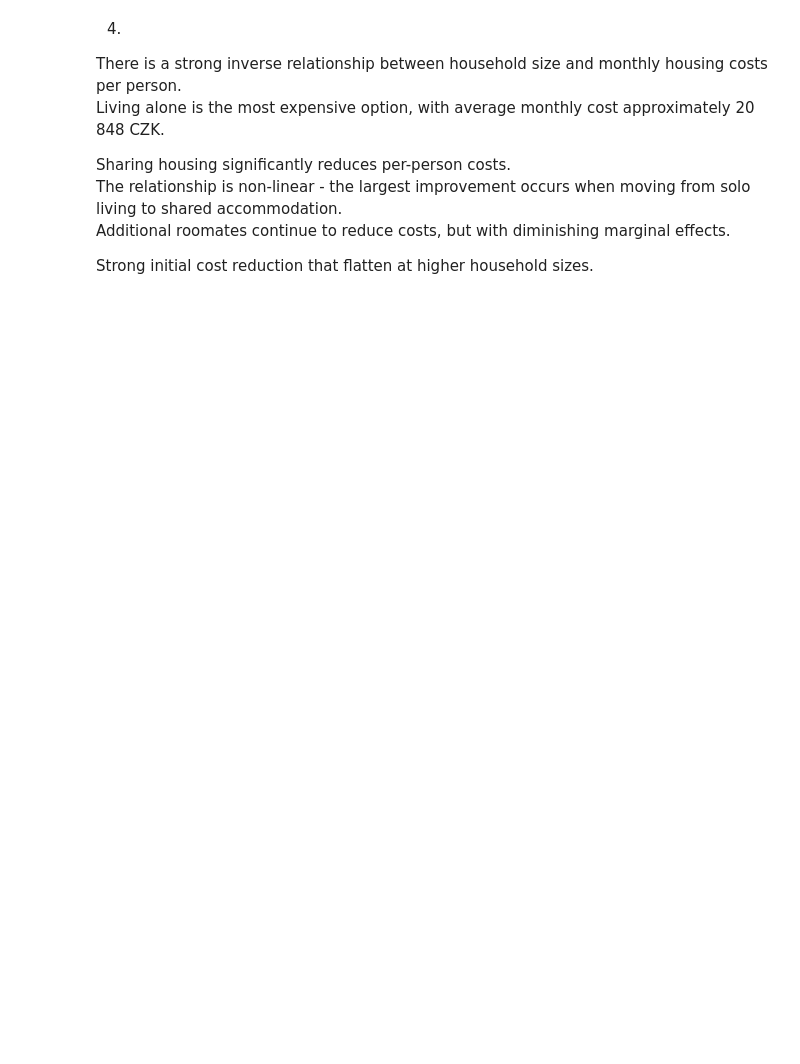
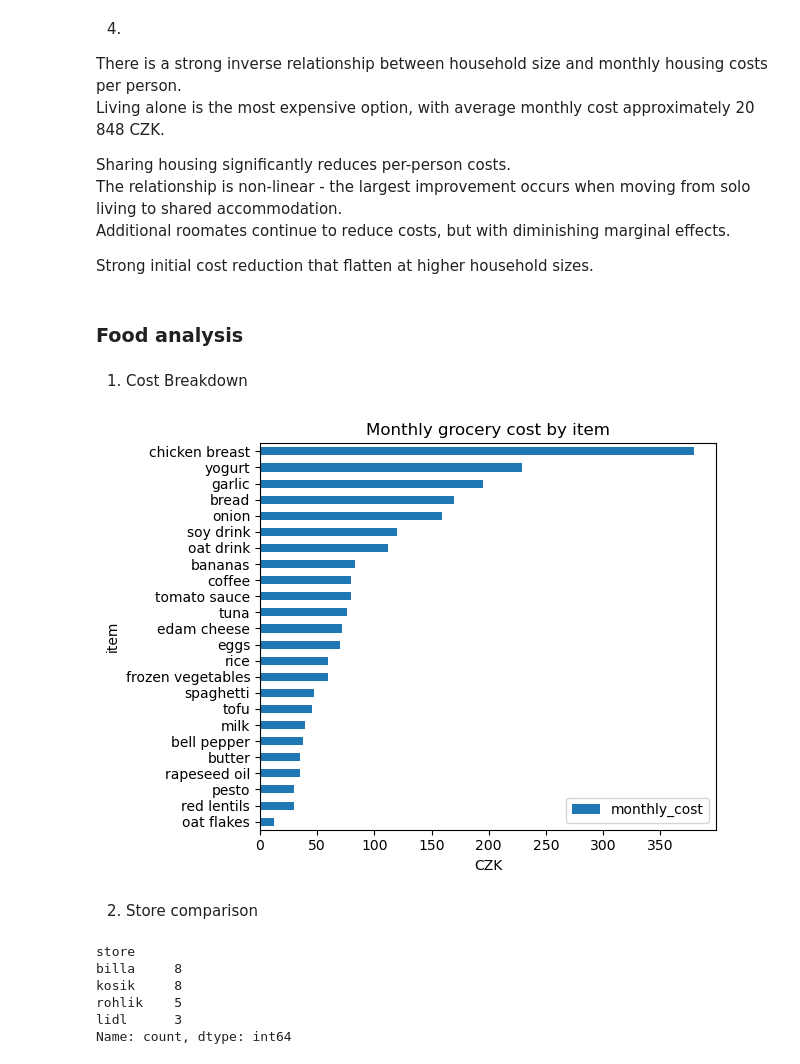
Before and after one commit to haeronwen/project, a Jupyter notebook: analysis.ipynb, the cells around one changed output. Saved outputs shown, nothing was run; the diff lists cells and outputs as text; code cells hidden in the pictures; blank space fills up the shorter version.

Commit message:
analysis

```diff
--- a/analysis.ipynb
+++ b/analysis.ipynb
@@ -399,3 +394,28 @@ The relationship is non-linear - the largest improvement occurs when moving from
 Additional roomates continue to reduce costs, but with diminishing marginal effects.
 
 Strong initial cost reduction that flatten at higher household sizes.
+# %% [markdown]
+### Food analysis
+# %% [markdown]
+1. Cost Breakdown
+# %%
+basket = load_groceries_basket()
+# %%
+basket.sort_values("monthly_cost").plot.barh(x="item", y="monthly_cost")
+plt.title("Monthly grocery cost by item")
+plt.xlabel("CZK")
+plt.tight_layout()
+plt.show()
+# %% [output]
+[figure, added]
+# %% [markdown]
+2. Store comparison
+# %%
+basket["store"].value_counts()
+# %% [output]
+store
+billa     8
+kosik     8
+rohlik    5
+lidl      3
+Name: count, dtype: int64
```
Also changed, not shown: parts of 28 cells of this notebook, 7 other files.
